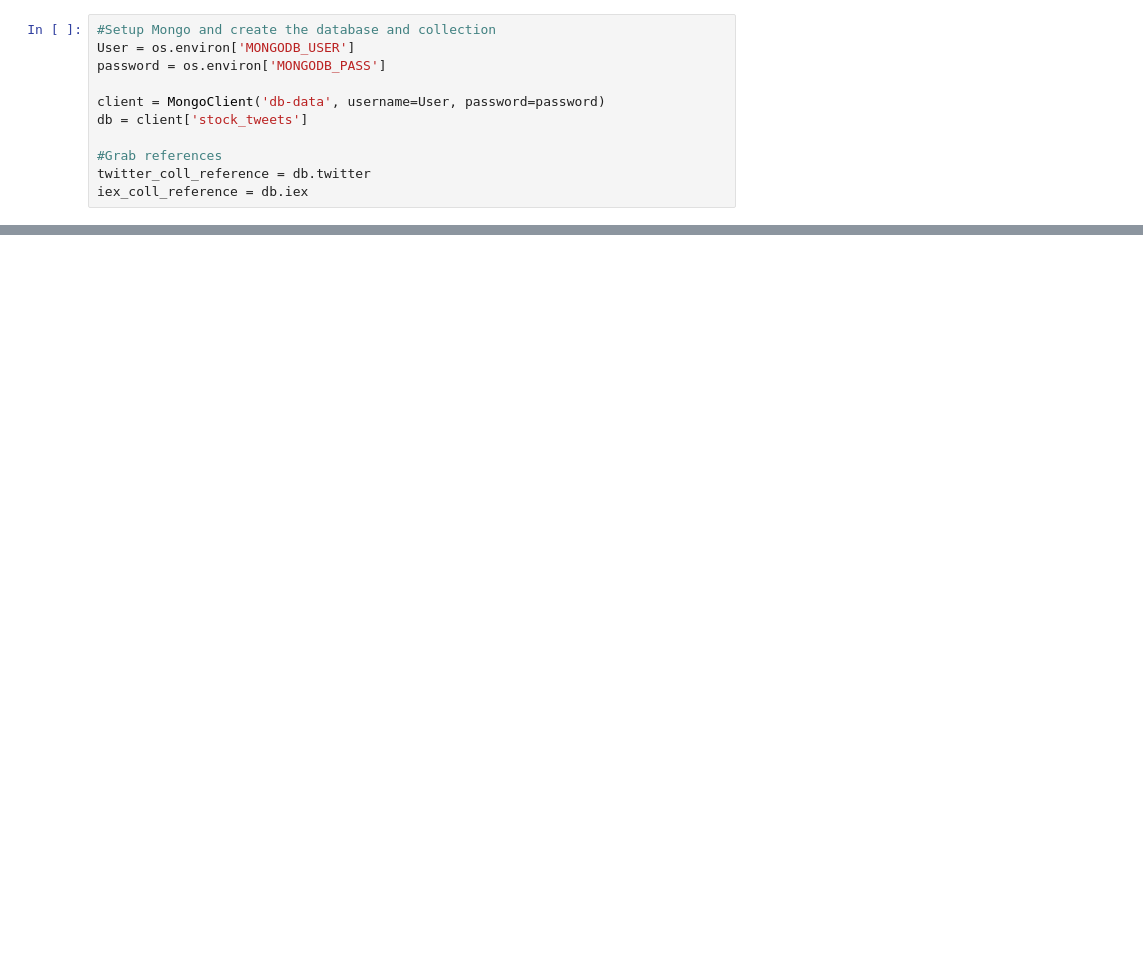
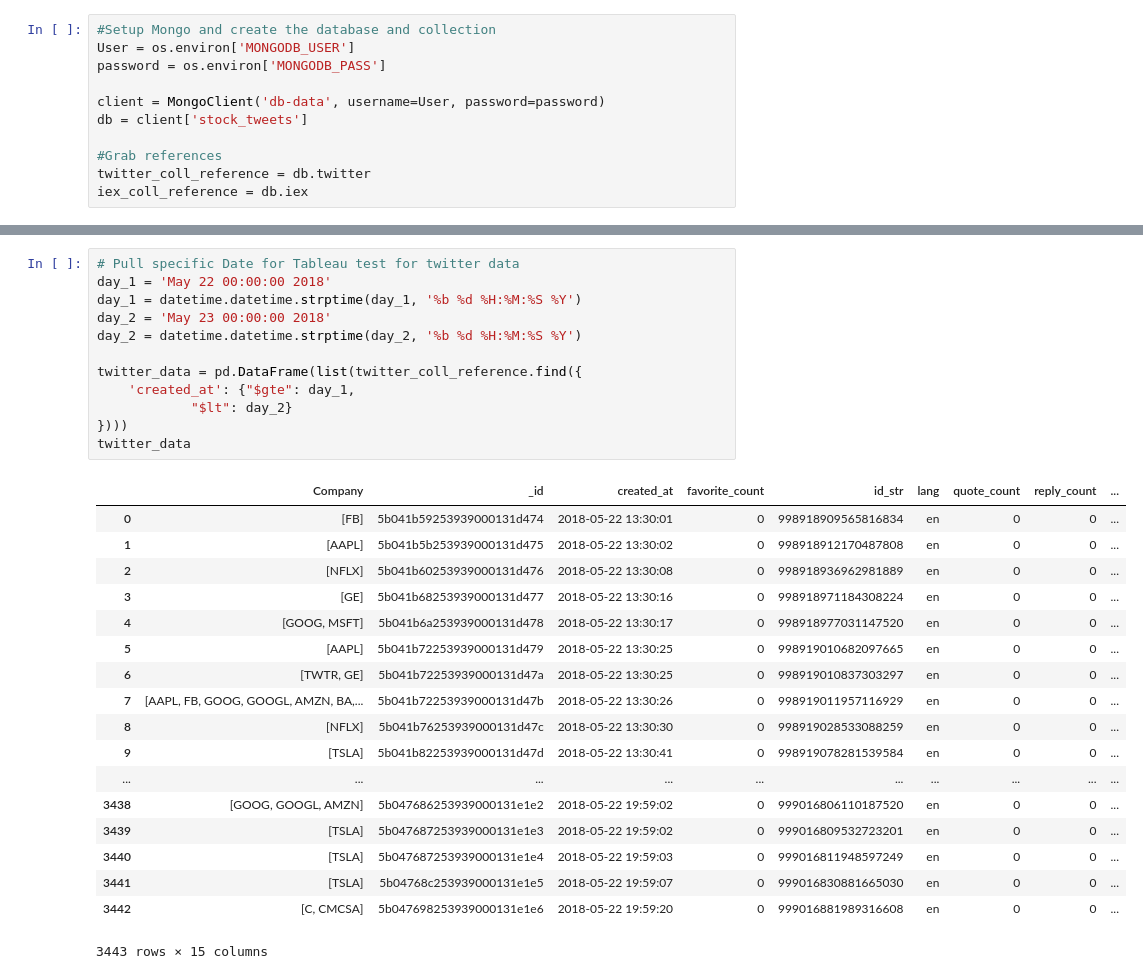
Before and after one commit to madderle/Capstone-Realtime-Streaming-Analytics, a Jupyter notebook: data-producers/Analytics/Mongo Monitoring and Analytics.ipynb, the cells around one changed output, grey strips where cells are left out. Drawn from its saved outputs; the diff is of its cells as text; blank space fills up the shorter version.

```diff
--- a/data-producers/Analytics/Mongo Monitoring and Analytics.ipynb
+++ b/data-producers/Analytics/Mongo Monitoring and Analytics.ipynb
@@ -97,0 +111,31 @@ stock_data.head()
+# %%
+# Pull specific Date for Tableau test for twitter data
+day_1 = 'May 22 00:00:00 2018'
+day_1 = datetime.datetime.strptime(day_1, '%b %d %H:%M:%S %Y')
+day_2 = 'May 23 00:00:00 2018'
+day_2 = datetime.datetime.strptime(day_2, '%b %d %H:%M:%S %Y')
+
+twitter_data = pd.DataFrame(list(twitter_coll_reference.find({
+    'created_at': {"$gte": day_1,
+            "$lt": day_2}
+})))
+twitter_data
+# %% [output]
+|  | Company | _id | created_at | favorite_count | id_str | lang | quote_count | reply_count | ... |
+| 0 | [FB] | 5b041b59253939000131d474 | 2018-05-22 13:30:01 | 0 | 998918909565816834 | en | 0 | 0 | ... |
+| 1 | [AAPL] | 5b041b5b253939000131d475 | 2018-05-22 13:30:02 | 0 | 998918912170487808 | en | 0 | 0 | ... |
+| 2 | [NFLX] | 5b041b60253939000131d476 | 2018-05-22 13:30:08 | 0 | 998918936962981889 | en | 0 | 0 | ... |
+| 3 | [GE] | 5b041b68253939000131d477 | 2018-05-22 13:30:16 | 0 | 998918971184308224 | en | 0 | 0 | ... |
+| 4 | [GOOG, MSFT] | 5b041b6a253939000131d478 | 2018-05-22 13:30:17 | 0 | 998918977031147520 | en | 0 | 0 | ... |
+| 5 | [AAPL] | 5b041b72253939000131d479 | 2018-05-22 13:30:25 | 0 | 998919010682097665 | en | 0 | 0 | ... |
+| 6 | [TWTR, GE] | 5b041b72253939000131d47a | 2018-05-22 13:30:25 | 0 | 998919010837303297 | en | 0 | 0 | ... |
+| 7 | [AAPL, FB, GOOG, GOOGL, AMZN, BA,... | 5b041b72253939000131d47b | 2018-05-22 13:30:26 | 0 | 998919011957116929 | en | 0 | 0 | ... |
+| 8 | [NFLX] | 5b041b76253939000131d47c | 2018-05-22 13:30:30 | 0 | 998919028533088259 | en | 0 | 0 | ... |
+| 9 | [TSLA] | 5b041b82253939000131d47d | 2018-05-22 13:30:41 | 0 | 998919078281539584 | en | 0 | 0 | ... |
+| ... | ... | ... | ... | ... | ... | ... | ... | ... | ... |
+| 3438 | [GOOG, GOOGL, AMZN] | 5b047686253939000131e1e2 | 2018-05-22 19:59:02 | 0 | 999016806110187520 | en | 0 | 0 | ... |
+| 3439 | [TSLA] | 5b047687253939000131e1e3 | 2018-05-22 19:59:02 | 0 | 999016809532723201 | en | 0 | 0 | ... |
+| 3440 | [TSLA] | 5b047687253939000131e1e4 | 2018-05-22 19:59:03 | 0 | 999016811948597249 | en | 0 | 0 | ... |
+| 3441 | [TSLA] | 5b04768c253939000131e1e5 | 2018-05-22 19:59:07 | 0 | 999016830881665030 | en | 0 | 0 | ... |
+| 3442 | [C, CMCSA] | 5b047698253939000131e1e6 | 2018-05-22 19:59:20 | 0 | 999016881989316608 | en | 0 | 0 | ... |
+3443 rows × 15 columns
```
Also changed, not shown: parts of 24 cells of this notebook.
